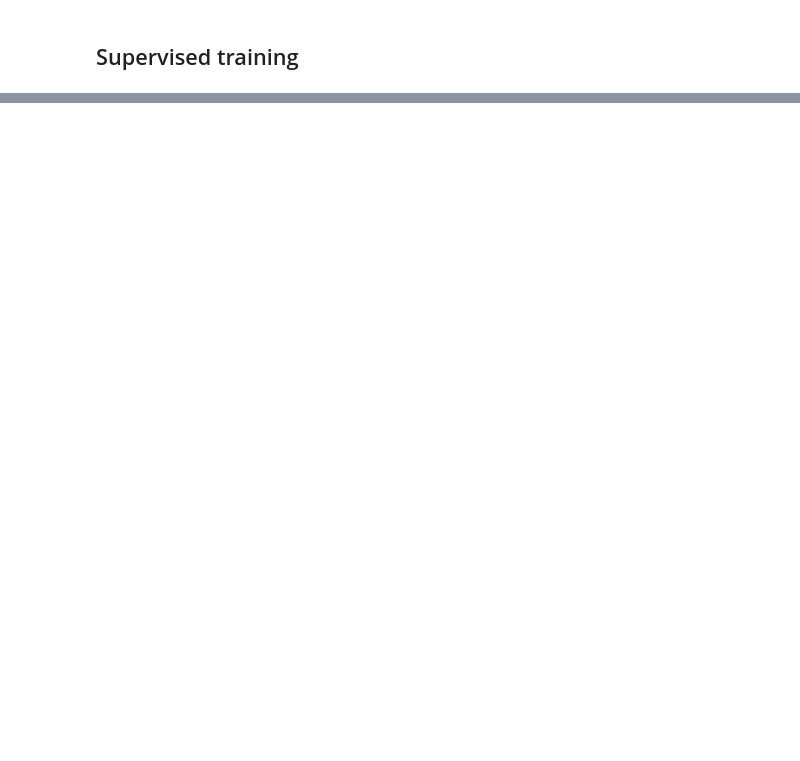
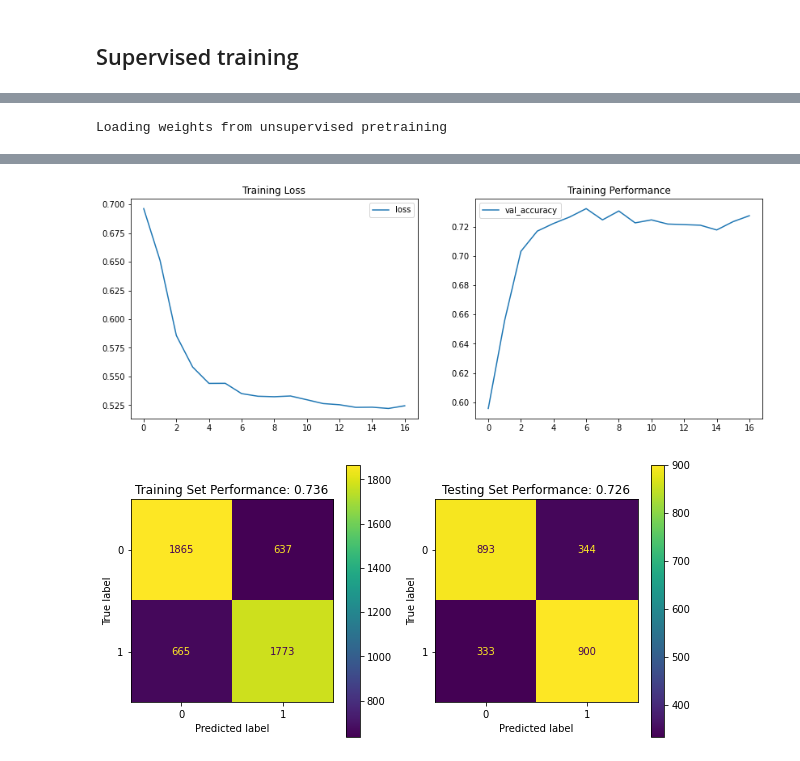
Before and after one commit to WilliamMa6984/LeagueOfLegendsWinPredictor, a Jupyter notebook: code.ipynb, the cells around one changed output, grey strips where cells are left out. Drawn from its saved outputs; the diff is of its cells as text; code cells hidden in the pictures; blank space fills up the shorter version.

Commit message:
tabnet hyperparams

```diff
--- a/code.ipynb
+++ b/code.ipynb
@@ -116,7 +118,10 @@ def eval_model(model, x_train, y_train, x_test, y_test):
 
     ax = fig.add_subplot(1, 2, 2)
 
+    t1 = process_time()
     pred = model.predict(x_test);
+    t2 = process_time()
+    print('Test prediction time: ', t2-t1)
 
     cm = confusion_matrix(y_test, pred)
     c = ConfusionMatrixDisplay(cm, display_labels=range(2))
@@ -126,7 +131,7 @@ def eval_model(model, x_train, y_train, x_test, y_test):
     print(classification_report(y_test, pred))
 
     print("Cohen Kappa score: ")
-    print(cohen_kappa_score(test_y, pred))
+    print(cohen_kappa_score(y_test, pred))
 # %% [markdown]
 ## ! Maybe use Cohen's Kappa?
 # %% [markdown]
@@ -289,23 +312,29 @@ https://dreamquark-ai.github.io/tabnet/generated_docs/pytorch_tabnet.html#module
 # %% [markdown]
 ## Unsupervised pretraining
 # %%
-from pytorch_tabnet.pretraining import TabNetPretrainer
-import torch
+t1 = process_time()
 
 unsupervised_model = TabNetPretrainer(
     verbose=0,
     seed=42,
+    mask_type='entmax',
     optimizer_fn=torch.optim.Adam,
-    mask_type='entmax'
+    optimizer_params=dict(lr=0.02),
+    scheduler_params={"step_size": 10,
+                    "gamma": 0.9},
+    scheduler_fn=torch.optim.lr_scheduler.StepLR
 )
 
 unsupervised_model.fit(
     X_train=transformed_train_95,
+    batch_size=512, # 10% of 5000
+    virtual_batch_size=64,
     eval_set=[transformed_val_95],
     eval_name=['val'],
     max_epochs=200,
     pretraining_ratio=0.5,
 )
 
-model_history(unsupervised_model.history, ['val_unsup_loss'])
+t2 = process_time()
+print('Elapsed time: ', t2-t1)
 # %% [output]
@@ -344,28 +419,35 @@ len(list(search_space))
 # %%
-best_score = 0
-best_params = []
-for params in search_space:
-    tabnet = TabNetClassifier(
-        n_a=params[0],
-        n_d=params[0],
-        n_steps=params[1],
-        gamma=params[2],
-        lambda_sparse=params[3],
-        verbose=0,
-        seed=42,
-        optimizer_fn=torch.optim.Adam,
-    )
+t1 = process_time()
 
-    tabnet.fit(transformed_train_95, train_y,
-        max_epochs=200,
-        eval_set=[(transformed_val_95, val_y)],
-        eval_name=['val'],
-        eval_metric=['accuracy'],
-        from_unsupervised=unsupervised_model
-    )
+tabnet = TabNetClassifier(
+    n_a=best_params[0],
+    n_d=best_params[0],
+    n_steps=best_params[1],
+    gamma=best_params[2],
+    lambda_sparse=best_params[3],
+    verbose=0,
+    seed=42,
+    optimizer_fn=torch.optim.Adam,
+    optimizer_params=dict(lr=0.02),
+    scheduler_params={"step_size": 10,
+                    "gamma": 0.9},
+    scheduler_fn=torch.optim.lr_scheduler.StepLR
+)
 
-    score = max(tabnet.history.history['val_accuracy'])
+tabnet.fit(transformed_train_95, train_y,
+    batch_size=512, # 10% of 5000
+    virtual_batch_size=64,
+    max_epochs=200,
+    eval_set=[(transformed_val_95, val_y)],
+    eval_name=['val'],
+    eval_metric=['accuracy'],
+    from_unsupervised=unsupervised_model
+)
 
-    if (score > best_score):
-        best_score = score
-        best_params = params
+t2 = process_time()
+print('Elapsed time: ', t2-t1)
+
+model_history(tabnet.history, ['loss', 'val_accuracy'])
+eval_model(tabnet, transformed_train_95, train_y, transformed_test_95, test_y)
+# %% [output]
+Loading weights from unsupervised pretraining
@@ -371,0 +469,2 @@ for params in search_space:
+[figure, added]
+[figure, added]
```
Also changed, not shown: parts of 12 cells of this notebook.
